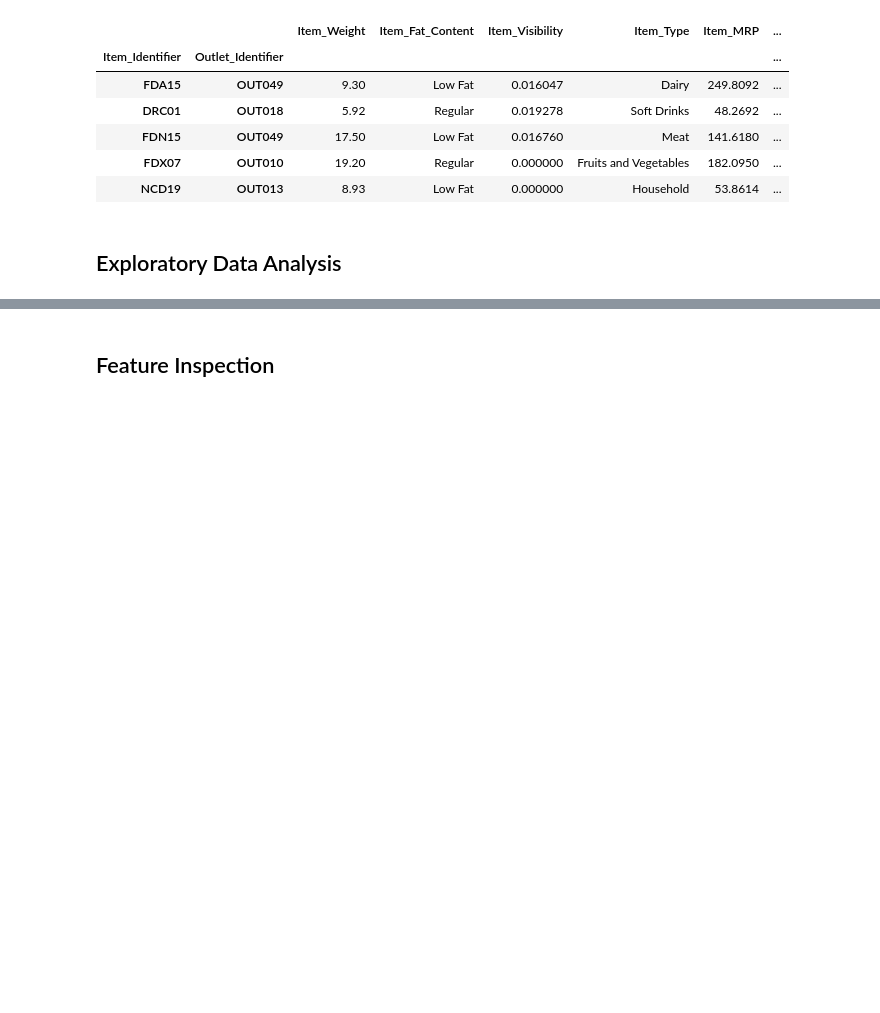
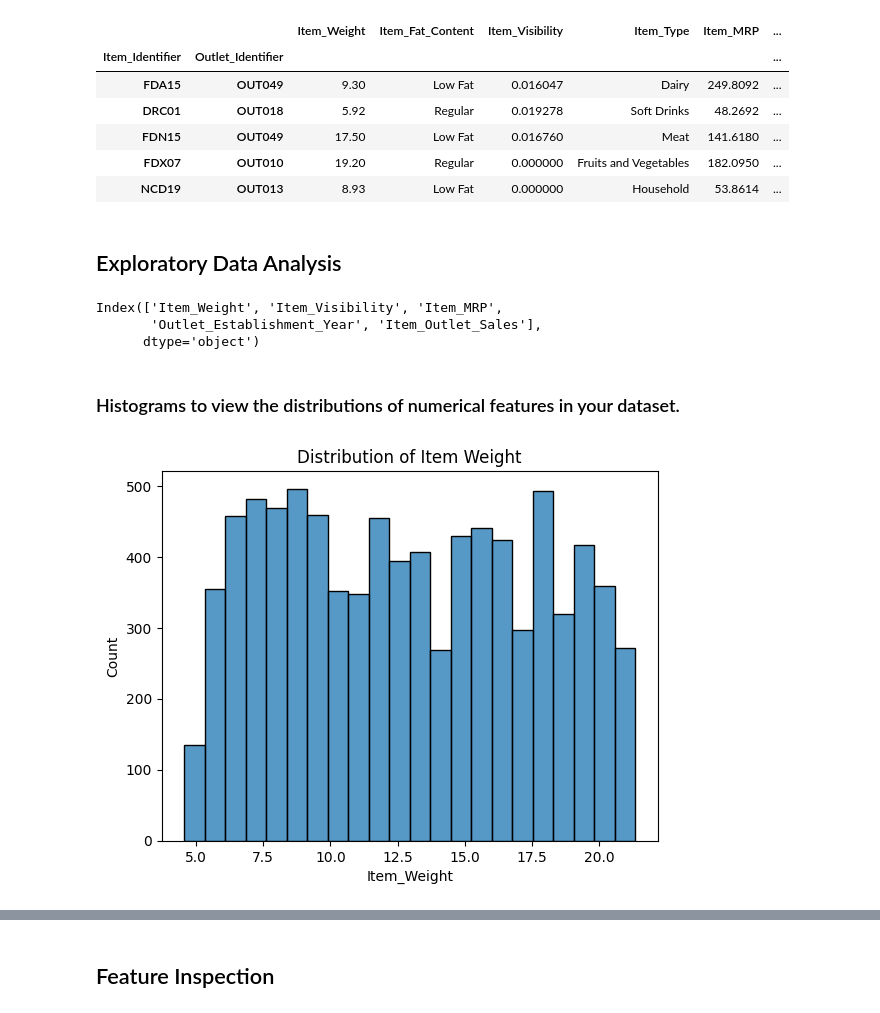
Before and after one commit to Bisan-Abuzubaida/Prediction-of-Product-Sales, a Jupyter notebook: Prediction_of_Product_Sales.ipynb, the cells around one changed output, grey strips where cells are left out. Saved outputs shown, nothing was run; the diff lists cells and outputs as text; code cells hidden in the pictures; blank space fills up the shorter version.

```diff
--- a/Prediction_of_Product_Sales.ipynb
+++ b/Prediction_of_Product_Sales.ipynb
@@ -457,3 +465,20 @@ loaded.head()
 | NCD19 | OUT013 | 8.93 | Low Fat | 0.000000 | Household | 53.8614 | ... |
 # %% [markdown]
 ## Exploratory Data Analysis
+# %%
+fpath_out = '/content/drive/MyDrive/AXSOSACADEMY/01-Fundamentals/Week02/Data/sales_predictions_2023_cleaned.csv'
+
+df = pd.read_csv(fpath_out, index_col=['Item_Identifier', 'Outlet_Identifier'])
+# %%
+num_cols
+# %% [output]
+Index(['Item_Weight', 'Item_Visibility', 'Item_MRP',
+       'Outlet_Establishment_Year', 'Item_Outlet_Sales'],
+      dtype='object')
+# %% [markdown]
+### Histograms to view the distributions of numerical features in your dataset.
+# %%
+ax  = sns.histplot(data= df, x='Item_Weight')
+ax.set_title('Distribution of Item Weight');
+# %% [output]
+[figure, added]
```
Also changed, not shown: parts of 57 cells of this notebook.
